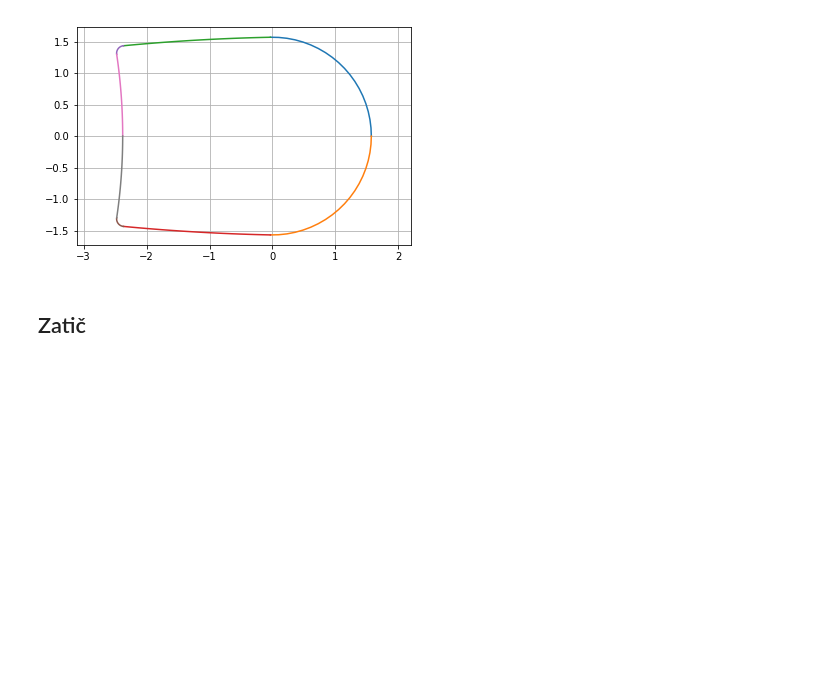
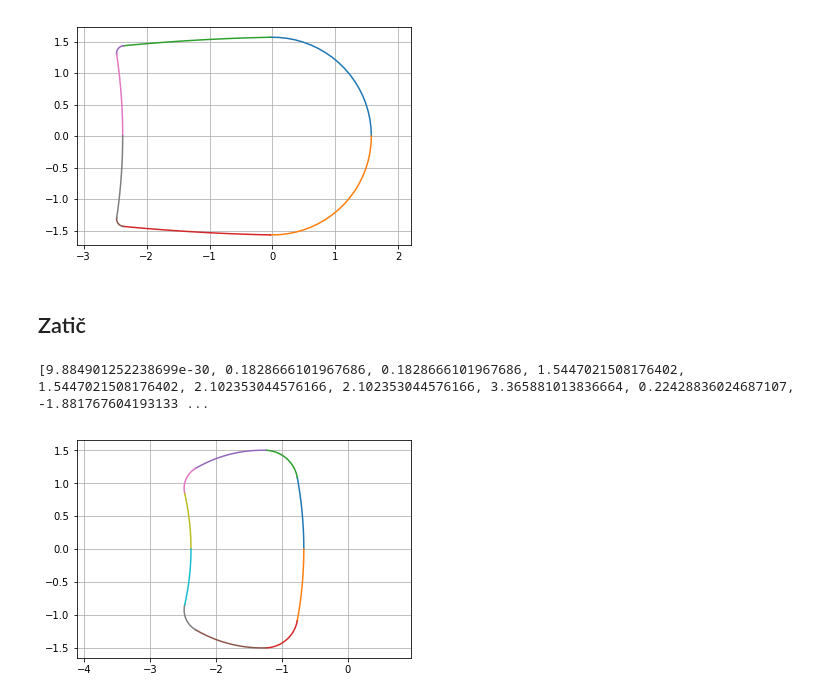
Before and after one commit to JMarinko/veriga, a Jupyter notebook: clen.ipynb, the cells around one changed output. Cells and saved outputs as stored; diff of their text form; code cells hidden in the pictures; blank space fills up the shorter version.

```diff
--- a/clen.ipynb
+++ b/clen.ipynb
@@ -244,8 +244,8 @@ def j5(h5, j05):
 def f5(h5, f05):
     return f05 + k4 * np.sin(h5)
 # %%
-def enacbe_luknja(pri_luknja):
-    z1A, z1B, z2B, z2C, z3C, z3D, z4D, z4E, u01, w01, u02, w02, u03, w03, u04, w04 = pri_luknja
+def enacbe_zatic(pri_zatic):
+    h1A, h1B, h2B, h2C, h3C, h3D, h4D, h4E, h5E, h5F, j01, f01, j02, f02, j03, f03, j04, f04, j05, f05 = pri_zatic
     # Zveznost x: 4
     e1 = j2(h2B, j02) - j1(h1B, j01)
     e2 = j3(h3C, j03) - j2(h2C, j02)
@@ -261,8 +261,45 @@ def enacbe_luknja(pri_luknja):
     e10 = h2B - h1B
     e11 = h3C - h2C
     e12 = h4D - h3D
-    e13 = h5E - h4E + np.pi
+    e13 = h5E - h4E - np.pi
     e14 = h5F
     # Ostalo: 6
-
-    return (e1, e2, e3, e4, e5, e6, e7, e8, e9, e10, e11, e12, e13, e14, e15, e16)
+    e15 = j01 + Sm + k0
+    e16 = f01
+    e17 = f2(h2C, f02) - Pb / 2
+    e18 = j4(h4E, j04) - PH + Sm
+    e19 = j05 - PH_ + Sm + k4
+    e20 = f05
+    return (e1, e2, e3, e4, e5, e6, e7, e8, e9, e10, e11, e12, e13, e14, e15, e16, e17, e18, e19, e20)
+# %%
+#pri_zatic = (0, 1, 1.5, 1.5, 1.5, 1.7, 1.7, 1.9, 1, 0, 1, 1, 1, 1, 1, 1, 1, 1, 1, 1)
+pri_zatic = np.ones(20)
+resitev_zatic = list(opt.fsolve(enacbe_zatic, pri_zatic))
+
+# +- 2 * pi, da dobimo prave dele kroga ... za luknjo
+for i, element in enumerate(resitev_zatic[0:10]):
+        if element > 2 * np.pi:
+            resitev_zatic[i] = element - 2 * int(element / (2 * np.pi)) * np.pi
+        elif - element > 2 * np.pi:
+            resitev_zatic[i] = element + 2 * int(-element / (2 * np.pi)) * np.pi
+        if i % 2 == 1 and i < 8:
+            if resitev_zatic[i] < resitev_zatic[i - 1]:
+                resitev_zatic[i] += 2 * np.pi
+
+print(resitev_zatic)
+h1A, h1B, h2B, h2C, h3C, h3D, h4D, h4E, h5E, h5F, j01, f01, j02, f02, j03, f03, j04, f04, j05, f05 = resitev_zatic
+# %% [output]
+[9.884901252238699e-30, 0.1828666101967686, 0.1828666101967686, 1.5447021508176402, 1.5447021508176402, 2.102353044576166, 2.102353044576166, 3.365881013836664, 0.22428836024687107, -1.881767604193133 ...
+# %%
+funkcije = [j1, f1, j2, f2, j3, f3, j4, f4, j5, f5]
+konst = [j01, f01, j02, f02, j03, f03, j04, f04, j05, f05]
+for i in range(0, 10, 2):
+    zac, kon = resitev_zatic[i], resitev_zatic[i+1]
+    t = np.linspace(zac, kon, 20)
+    plt.plot(funkcije[i](t, konst[i]), funkcije[i+1](t, konst[i+1]))
+    plt.plot(funkcije[i](t, konst[i]), -funkcije[i+1](t, konst[i+1]))
+plt.axis('equal')
+plt.grid()
+plt.show()
+# %% [output]
+[figure, added]
```
